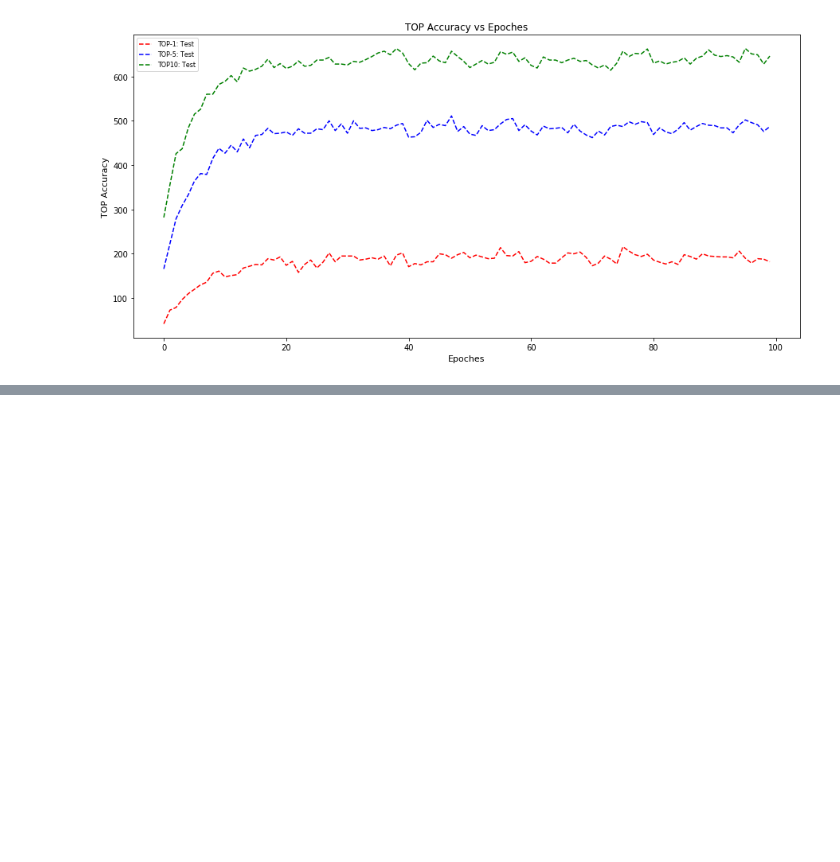
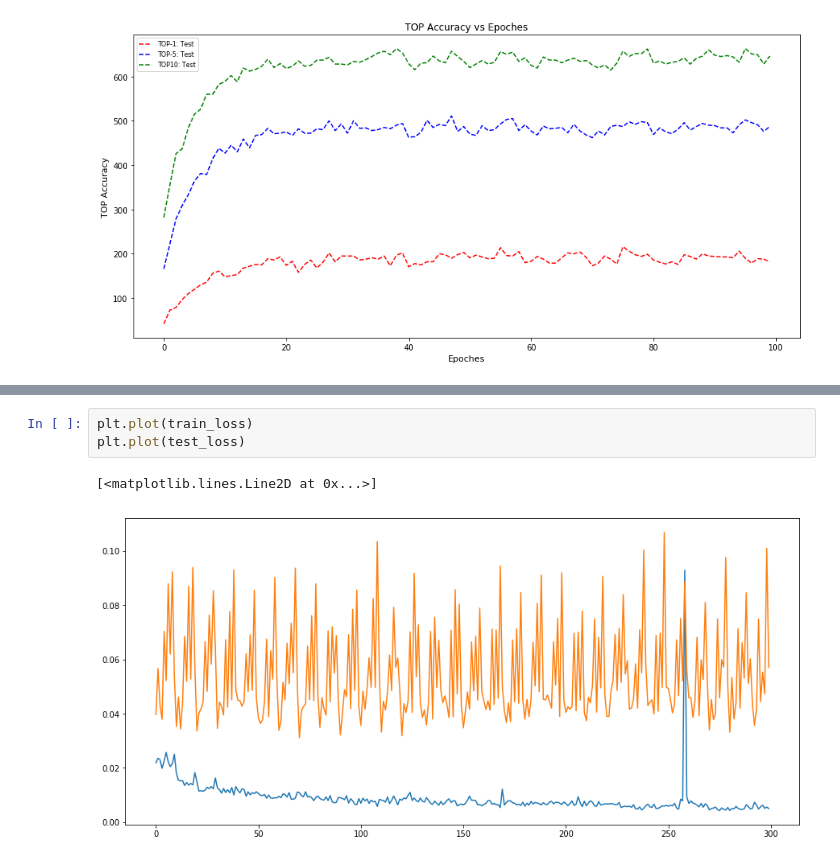
Before and after one commit to zenoWZH/textsimiliarity, a Jupyter notebook: 2017-7-31 实验数据收集：短文章lstm.ipynb, the cells around one changed output, grey strips where cells are left out. Cells and saved outputs as stored; diff of their text form; blank space fills up the shorter version.

```diff
--- a/2017-7-31 实验数据收集：短文章lstm.ipynb
+++ b/2017-7-31 实验数据收集：短文章lstm.ipynb
@@ -1975,0 +2325,6 @@ plt.show()
+# %%
+plt.plot(train_loss)
+plt.plot(test_loss)
+# %% [output]
+[<matplotlib.lines.Line2D at 0x...>]
+[figure, added]
```
Also changed, not shown: parts of 28 cells of this notebook, 24 other files.
